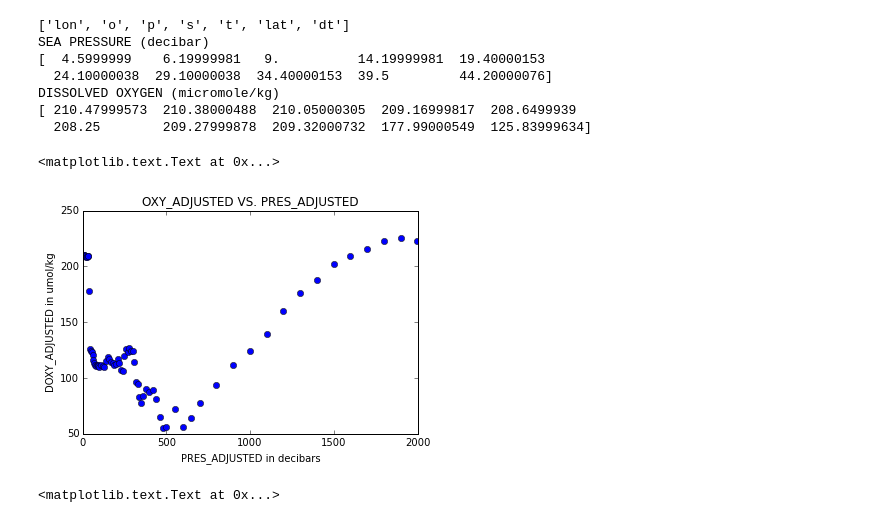
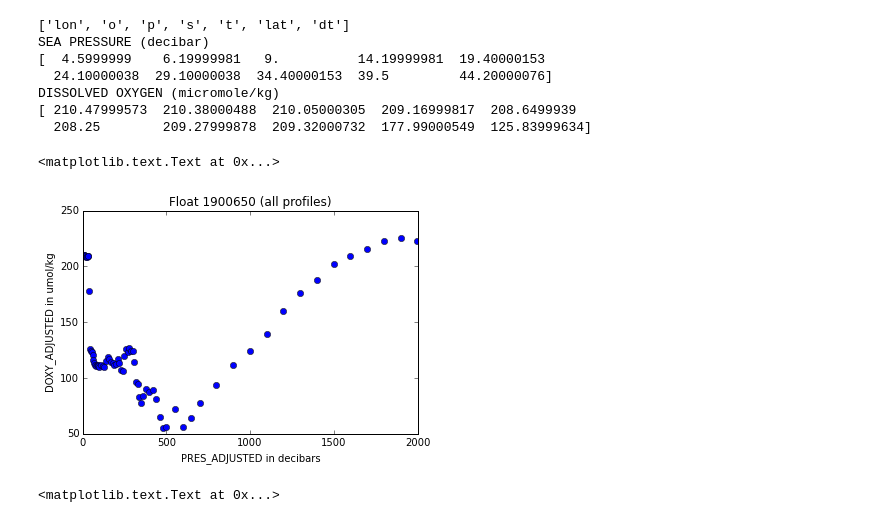
Before and after one commit to josejramirez/Summer-2015-Project, a Jupyter notebook: o2_data_correction.ipynb, the cells around one changed output. Cells and saved outputs as stored; diff of their text form; code cells hidden in the pictures.

Commit message:
Changed the title for the plot with all of the profiles

```diff
--- a/o2_data_correction.ipynb
+++ b/o2_data_correction.ipynb
@@ -58,12 +58,12 @@ DISSOLVED OXYGEN (micromole/kg)
   208.25        209.27999878  209.32000732  177.99000549  125.83999634]
 # %%
 plot(d['p'][1][:] , d['o'][1][:] , 'o')
-title('OXY_ADJUSTED VS. PRES_ADJUSTED')
+title('Float 1900650 (all profiles)')
 ylabel('DOXY_ADJUSTED in umol/kg')
 xlabel('PRES_ADJUSTED in decibars')
 # %% [output]
 <matplotlib.text.Text at 0x...>
-[figure, old version]
+[figure, new version]
 # %%
 plot(d['p'][1][:] , d['o'][1][:] , 'o')
 title('OXY_ADJUSTED VS. PRES_ADJUSTED')
```
